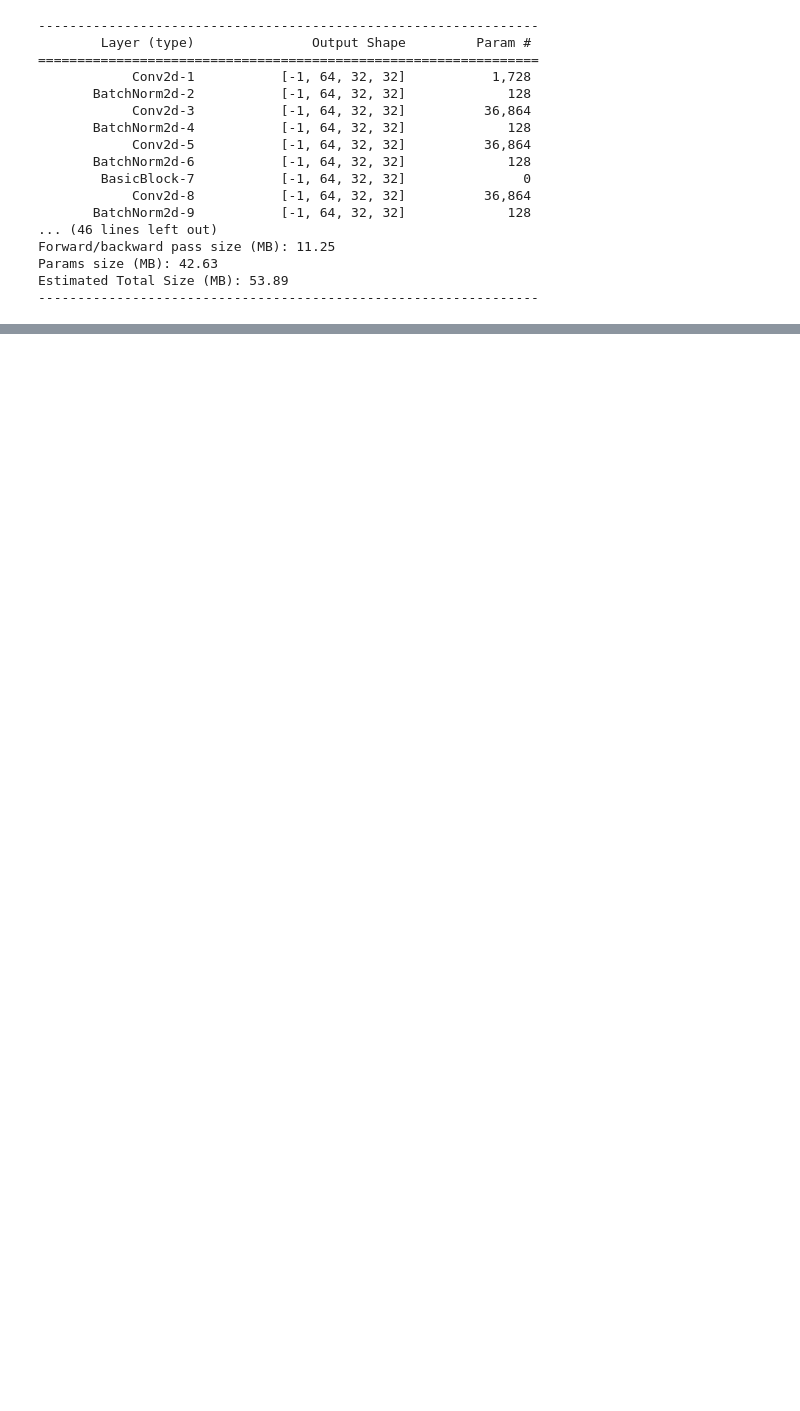
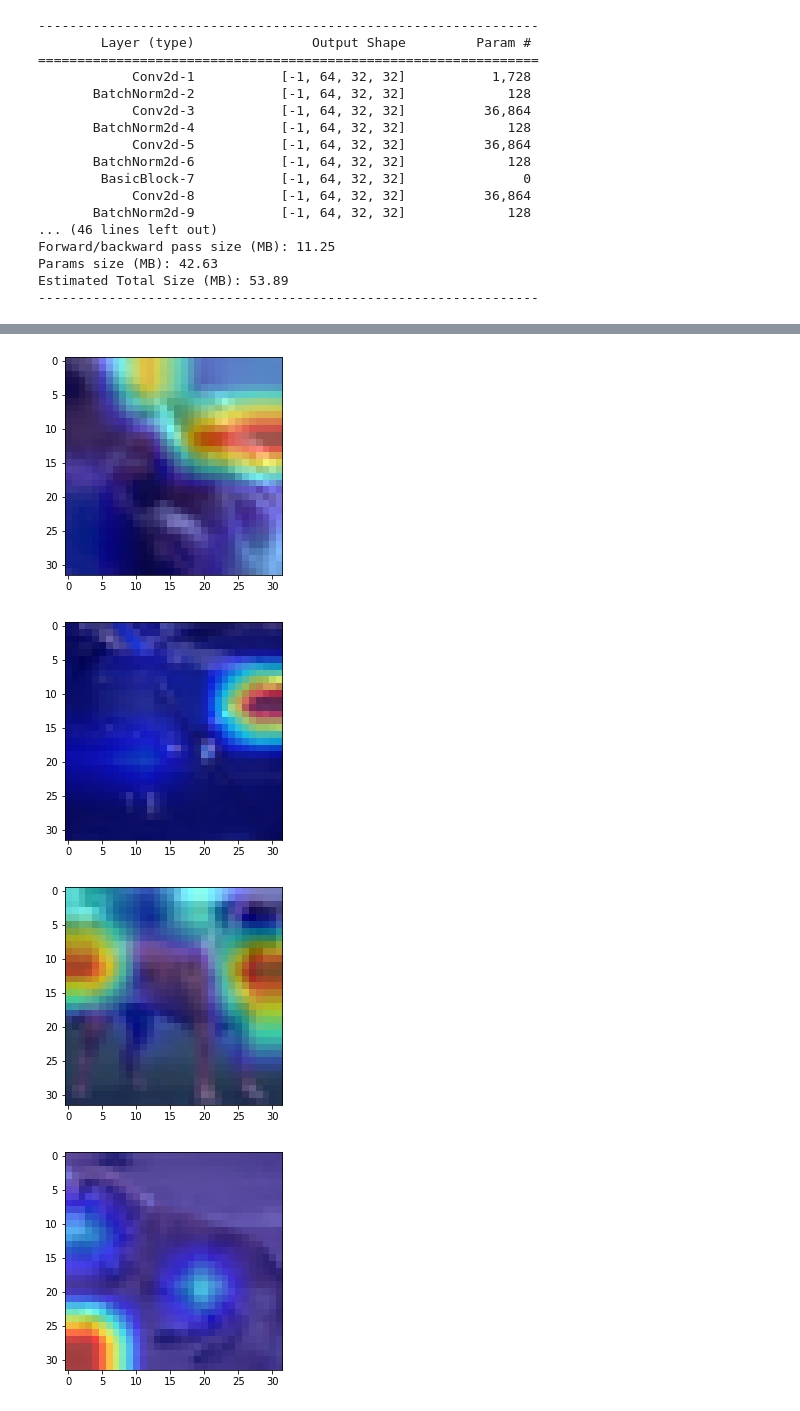
Before and after one commit to gremlin97/EVA-8, a Jupyter notebook: S7/s7.ipynb, the cells around one changed output, grey strips where cells are left out. Drawn from its saved outputs; the diff is of its cells as text; code cells hidden in the pictures; blank space fills up the shorter version.

```diff
--- a/S7/s7.ipynb
+++ b/S7/s7.ipynb
@@ -93,0 +192,9 @@ Accuracy of the network on the 10000 test images: 81 %
+# %%
+for x in res:
+    plt.figure()
+    plt.imshow(x)
+# %% [output]
+[figure, added]
+[figure, added]
+[figure, added]
+[figure, added]
```
Also changed, not shown: parts of 15 cells of this notebook.
